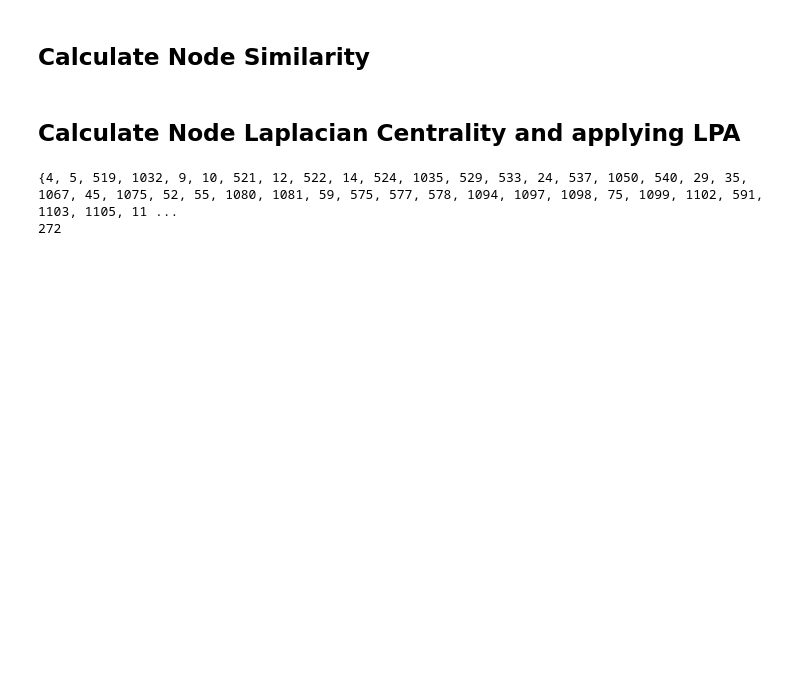
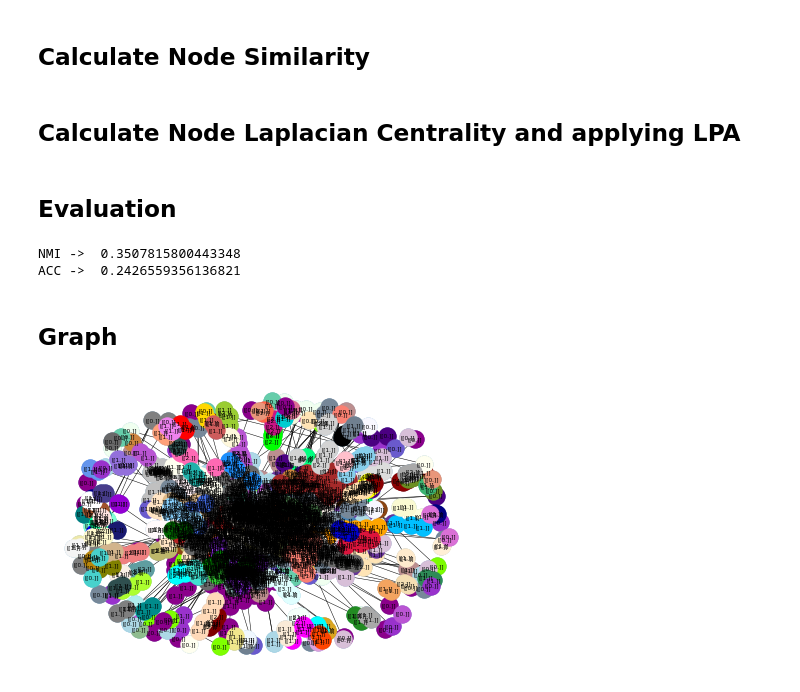
Before and after one commit to sogolhaghani/SAS_LPA, a Jupyter notebook: src/SGL_KB.ipynb, the cells around one changed output. Saved outputs shown, nothing was run; the diff lists cells and outputs as text; code cells hidden in the pictures; blank space fills up the shorter version.

```diff
--- a/src/SGL_KB.ipynb
+++ b/src/SGL_KB.ipynb
@@ -22,10 +27,10 @@ from sklearn.metrics.cluster import normalized_mutual_info_score
 #### flag : with ground truth or without
 #### A_ori : original attribute matrix
 # %%
-data="WebKB_univ"/
+# data="WebKB_univ"
 # data="citeseer"
 # data = "polblog"
-# data = "cora"
+data = "cora"
 data_path = "../data/"+data
 S, S_ori, X, true_clus, flag, A_ori = build_graph.build_graph(data_path)
 # %% [output]
@@ -38,0 +45,14 @@ nx.set_node_attributes(G, a_dic, 'attr_vec')
+# %%
+G = nx.Graph(S_ori)
+a_dic = {i : A_ori[i] for i in range(0, len(A_ori) ) }
+c_dic = {i : n for i , n in enumerate(true_clus )}
+orig_lister_dic = {n : [] for  n in set(true_clus )}
+for i , n in enumerate(true_clus ):
+    orig_lister_dic.setdefault(n, []).append(i)
+
+nx.set_node_attributes(G, a_dic, 'attr_vec')
+nx.set_node_attributes(G, c_dic, 'club')
+GMax = max(nx.connected_components(G), key=len)
+G = G.subgraph(GMax)
+print('number of nodes Max connected Component : ' , len(G.nodes))
+print('number of edges Max connected Component : ' , len(G.edges))
@@ -49,10 +73,33 @@ nx.set_edge_attributes(G, _score)
 # %% [markdown]
 ## Calculate Node Laplacian Centrality and applying LPA
 # %%
-nodes_cent = LaplaceDynamic.lap_cent_weighted(G, norm=True)
-# dic_lc = {i : nodes_cent[i] for i in range(0, len(nodes_cent) ) }
-nx.set_node_attributes(G, nodes_cent, 'weight')
-SGL_KB_lpa.asyn_lpa_communities(G)
+nodes_cent = LaplaceDynamic.lap_cent_weighted(G)
+dic_lc = {i : np.ceil(nodes_cent[i]) for i in nodes_cent }
+nx.set_node_attributes(G, dic_lc, 'weight')
+G, communities =SGL_KB_lpa.asyn_lpa_communities(G)
-# %% [output]
-{4, 5, 519, 1032, 9, 10, 521, 12, 522, 14, 524, 1035, 529, 533, 24, 537, 1050, 540, 29, 35, 1067, 45, 1075, 52, 55, 1080, 1081, 59, 575, 577, 578, 1094, 1097, 1098, 75, 1099, 1102, 591, 1103, 1105, 11 ...
-272
+# %% [markdown]
+## Evaluation
+# %%
+v_orig, v_pred = util.convertToResultVec(G, communities, orig_lister_dic)
+nmi = normalized_mutual_info_score(v_orig , v_pred)
+acc = accuracy_score(v_orig , v_pred)
+print('NMI -> ', nmi)
+print('ACC -> ', acc)
+# %% [output]
+NMI ->  0.3507815800443348
+ACC ->  0.2426559356136821
+# %% [markdown]
+## Graph
+# %%
+pos = nx.spring_layout(G) #calculate position for each node
+nx.draw(G,pos, with_labels=True, labels=nx.get_node_attributes(G,'weight') , font_weight='light', node_size= 280, width= 0.5, font_size= 'xx-small')
+color_list = list(mcolors.CSS4_COLORS)
+shuffle(color_list)
+i=0
+for x in communities:
+    nx.draw_networkx_nodes(G,pos, nodelist=communities[x], node_color=color_list[i%len(color_list)])
+    i+=1
+plt.draw()
+plt.show()
+# %% [output]
+[figure, added]
```
Also changed, not shown: parts of 8 cells of this notebook, 4 other files.
